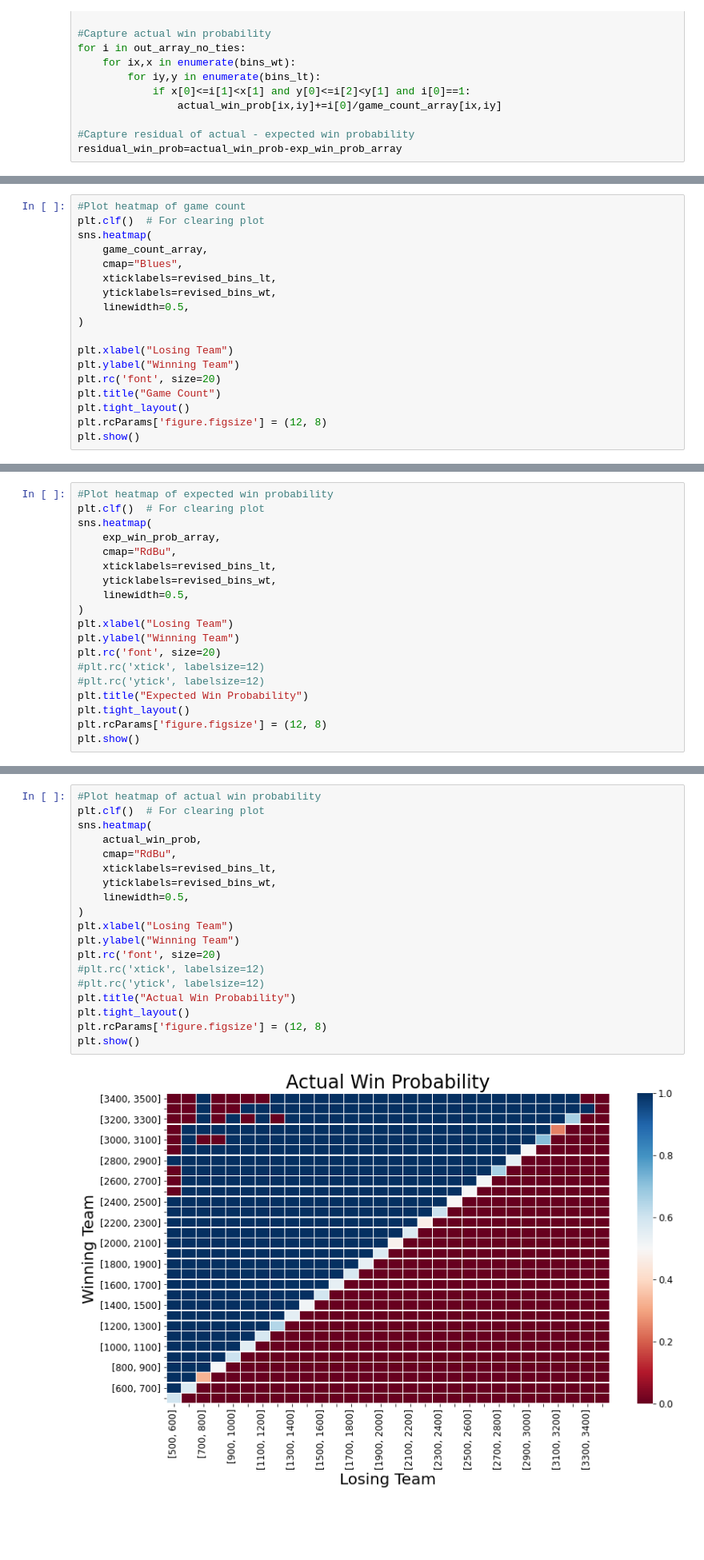
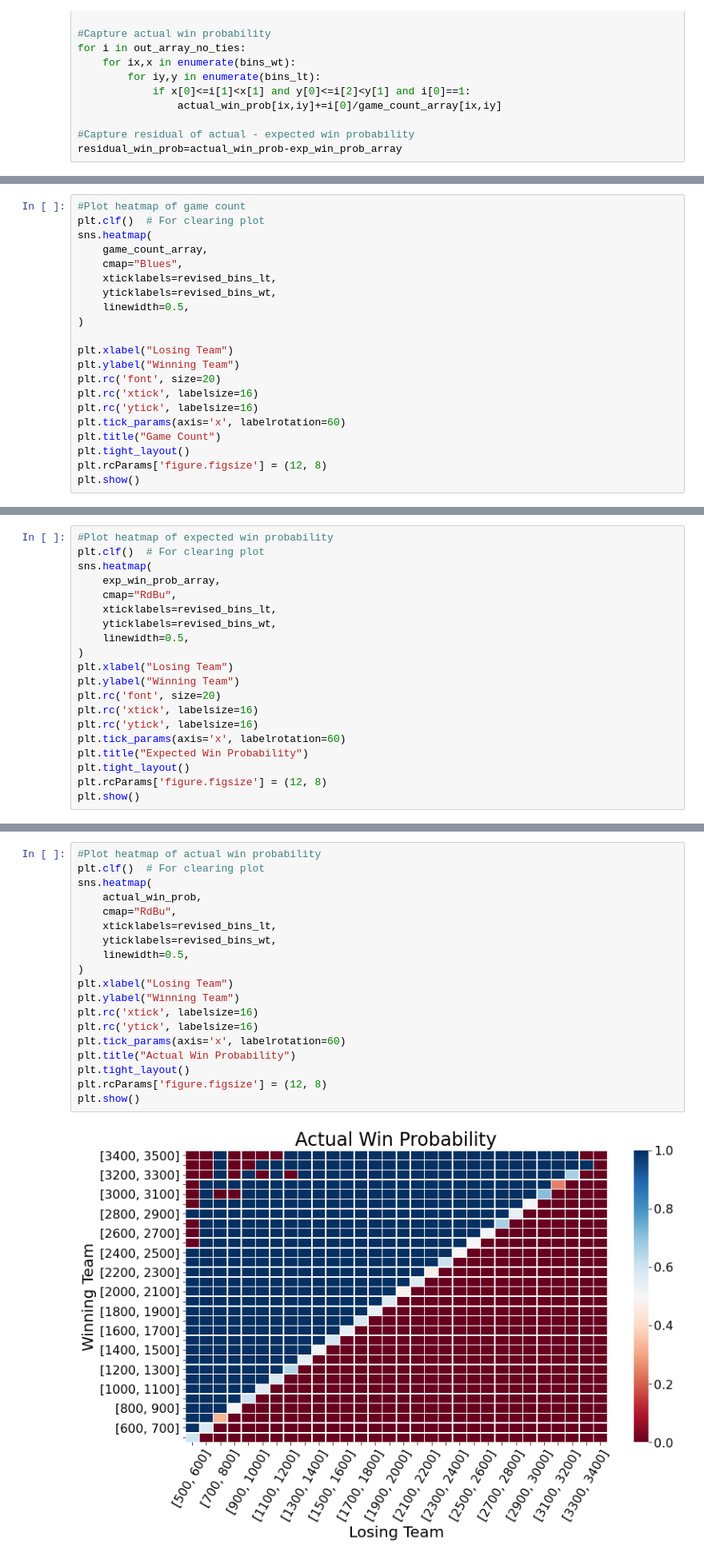
Before and after one commit to C-Stewart-GH/SMU_Capstone_Project, a Jupyter notebook: Visualizations/elo.ipynb, the cells around one changed output, grey strips where cells are left out. Shown: that part at 80% size. Drawn from its saved outputs; the diff is of its cells as text; blank space fills up the shorter version.

Commit message:
updated plots Elo V2

```diff
--- a/Visualizations/elo.ipynb
+++ b/Visualizations/elo.ipynb
@@ -390,6 +390,9 @@ sns.heatmap(
 plt.xlabel("Losing Team")
 plt.ylabel("Winning Team")
 plt.rc('font', size=20)
+plt.rc('xtick', labelsize=16)
+plt.rc('ytick', labelsize=16)
+plt.tick_params(axis='x', labelrotation=60)
 plt.title("Game Count")
 plt.tight_layout()
 plt.rcParams['figure.figsize'] = (12, 8)
@@ -409,8 +412,9 @@ sns.heatmap(
 plt.xlabel("Losing Team")
 plt.ylabel("Winning Team")
 plt.rc('font', size=20)
-#plt.rc('xtick', labelsize=12)
-#plt.rc('ytick', labelsize=12)
+plt.rc('xtick', labelsize=16)
+plt.rc('ytick', labelsize=16)
+plt.tick_params(axis='x', labelrotation=60)
 plt.title("Expected Win Probability")
 plt.tight_layout()
 plt.rcParams['figure.figsize'] = (12, 8)
@@ -420,24 +424,24 @@ plt.show()
 # %%
 #Plot heatmap of actual win probability
 plt.clf()  # For clearing plot
 sns.heatmap(
     actual_win_prob,
     cmap="RdBu",
     xticklabels=revised_bins_lt,
     yticklabels=revised_bins_wt,
     linewidth=0.5,
 )
 plt.xlabel("Losing Team")
 plt.ylabel("Winning Team")
-plt.rc('font', size=20)
-#plt.rc('xtick', labelsize=12)
-#plt.rc('ytick', labelsize=12)
+plt.rc('xtick', labelsize=16)
+plt.rc('ytick', labelsize=16)
+plt.tick_params(axis='x', labelrotation=60)
 plt.title("Actual Win Probability")
 plt.tight_layout()
 plt.rcParams['figure.figsize'] = (12, 8)
 plt.show()
 # %% [output]
-[figure, old version]
+[figure, new version]
 # %%
 
 #Plot heatmap of residual win probability
```
Also changed, not shown: parts of 3 cells of this notebook.
